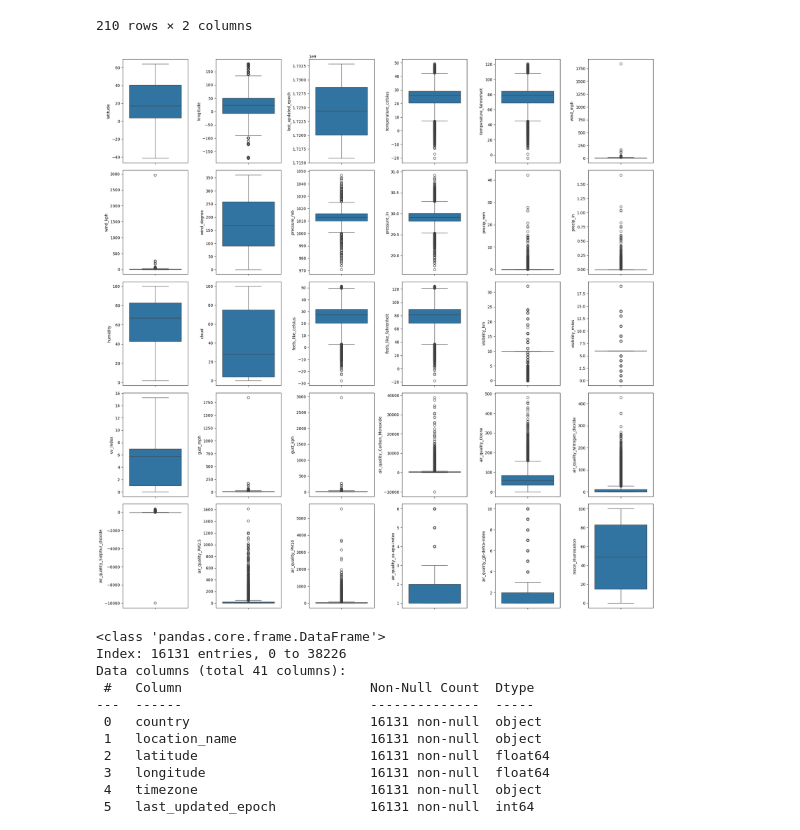
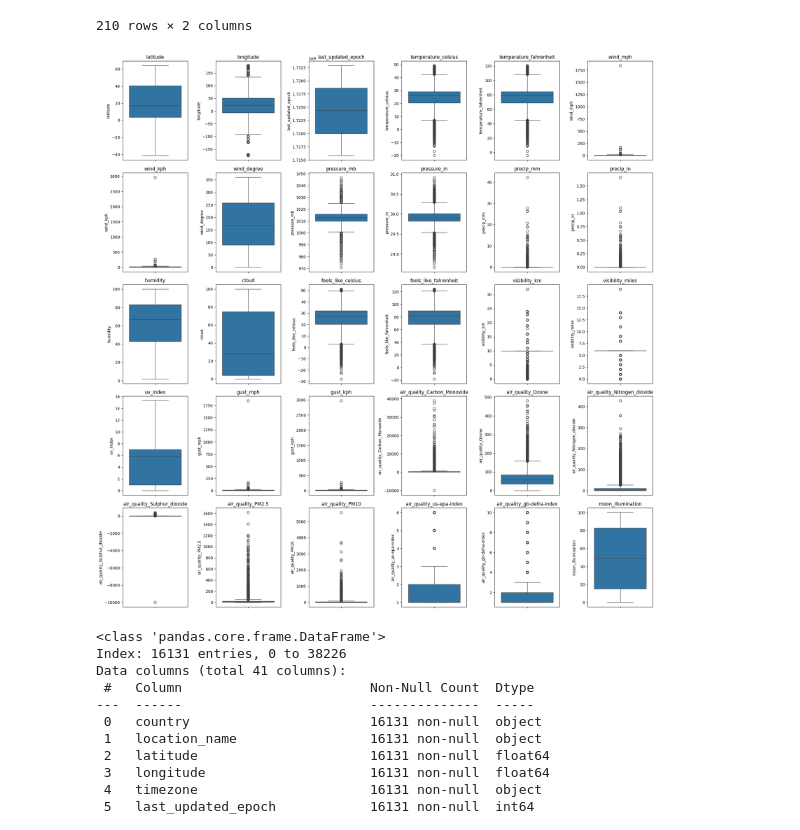
Before and after one commit to NatanaelGeraldoS/GlobalAQI, a Jupyter notebook: main.ipynb, the cells around one changed output. Saved outputs shown, nothing was run; the diff lists cells and outputs as text; code cells hidden in the pictures.

```diff
--- a/main.ipynb
+++ b/main.ipynb
@@ -455,11 +455,12 @@ air_qual_avgs
 # %%
 # Plot Boxplot from the df
 columns = df.select_dtypes(include='number').columns
 
 plt.figure(figsize=(20, 20))
 for i, col in enumerate(columns):
     ax = plt.subplot(5, 6, i+1)
     sns.boxplot(df[col])
+    plt.title(col)
 plt.tight_layout()
 # %% [output]
-[figure, old version]
+[figure, new version]
```
Also changed, not shown: parts of 13 cells of this notebook.
